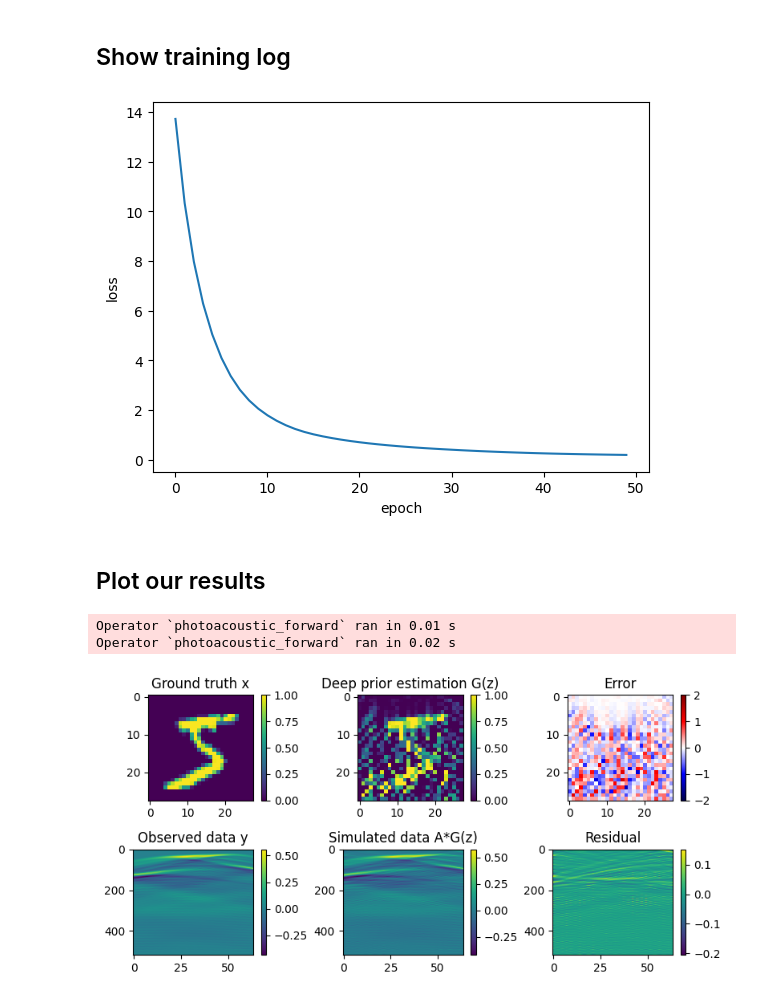
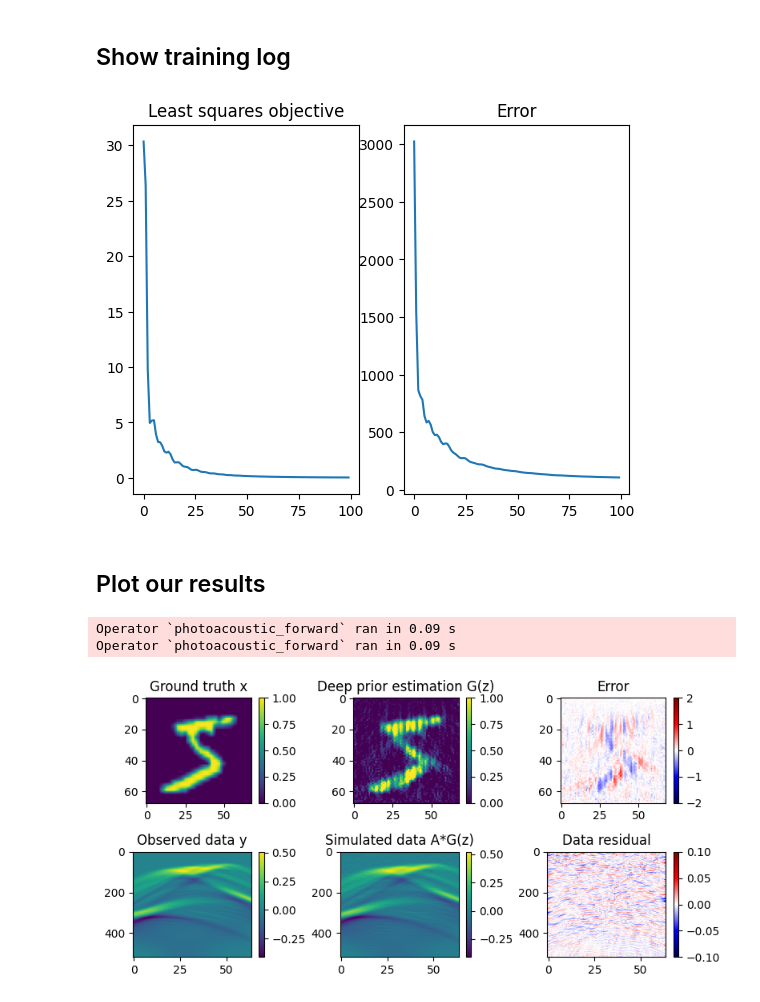
Before and after one commit to slimgroup/PhotoAcoustic.jl, a Jupyter notebook: examples/notebooks/Flux_AD_Integration_Deep_Prior.ipynb, the cells around one changed output. Drawn from its saved outputs; the diff is of its cells as text; code cells hidden in the pictures.

```diff
--- a/examples/notebooks/Flux_AD_Integration_Deep_Prior.ipynb
+++ b/examples/notebooks/Flux_AD_Integration_Deep_Prior.ipynb
@@ -35,33 +31,31 @@ end
 """
 User Facing API for UNet architecture.
 """
-function UNet(channels=[32, 64, 128, 256], embed_dim=256, scale=30.0f0)
+function UNet(channels=[32, 64, 128, 256])
     return UNet((
-        gaussfourierproj=GaussianFourierProjection(embed_dim, scale),
-        linear=Dense(embed_dim, embed_dim, swish),
         # Encoding
         conv1=Conv((3, 3), 1 => channels[1], stride=1, bias=false),
-        dense1=Dense(embed_dim, channels[1]),
         gnorm1=GroupNorm(channels[1], 4, swish),
+
         conv2=Conv((3, 3), channels[1] => channels[2], stride=2, bias=false),
-        dense2=Dense(embed_dim, channels[2]),
         gnorm2=GroupNorm(channels[2], 32, swish),
+
         conv3=Conv((3, 3), channels[2] => channels[3], stride=2, bias=false),
-        dense3=Dense(embed_dim, channels[3]),
         gnorm3=GroupNorm(channels[3], 32, swish),
+
         conv4=Conv((3, 3), channels[3] => channels[4], stride=2, bias=false),
-        dense4=Dense(embed_dim, channels[4]),
         gnorm4=GroupNorm(channels[4], 32, swish),
+
         # Decoding
         tconv4=ConvTranspose((3, 3), channels[4] => channels[3], stride=2, bias=false),
-        dense5=Dense(embed_dim, channels[3]),
         tgnorm4=GroupNorm(channels[3], 32, swish),
+
         tconv3=ConvTranspose((3, 3), channels[3] + channels[3] => channels[2], pad=(0, -1, 0, -1), stride=2, bias=false),
-        dense6=Dense(embed_dim, channels[2]),
         tgnorm3=GroupNorm(channels[2], 32, swish),
+
         tconv2=ConvTranspose((3, 3), channels[2] + channels[2] => channels[1], pad=(0, -1, 0, -1), stride=2, bias=false),
-        dense7=Dense(embed_dim, channels[1]),
         tgnorm2=GroupNorm(channels[1], 32, swish),
+
         tconv1=ConvTranspose((3, 3), channels[1] + channels[1] => 1, stride=1, bias=false),
     ))
 end
@@ -104,7 +98,7 @@ end
 # Define photoacoustic simulation
 # %%
 # Set up model structure
-n = (64, 64)   # (x,y,z) or (x,z)
+n = (68, 68)   # (x,y,z) or (x,z)
 d = (0.08f0, 0.08f0)
 o = (0., 0.)
 
@@ -113,7 +107,7 @@ v = 1.5*ones(Float32,n)
 m = (1f0 ./ v).^2
 
 # Setup model structure
-model = Model(n, d, o, m;nb=10)
+model = Model(n, d, o, m;)
 
 # Set up receiver geometry
 nxrec = 64
@@ -174,7 +205,7 @@ epochs = 50           # number of epochs
 unet = UNet() |> device
 
 # initialize input to model. This is not a trainable parameter
-z = randn(Float32, n[1], n[1], 1, 1)
+z = randn(Float32, n[1], n[1], 1, 1) |> device
 
 # ADAM optimizer
 opt = ADAM(lr)
@@ -207,30 +240,32 @@ end
 # %% [markdown]
 ## Show training log
 # %%
-plot(loss_log);
-xlabel("epoch"); ylabel("loss");
+subplot(1,2,1); title("Least squares objective")
+plot(loss_log; );
+subplot(1,2,2);title("Error")
+plot(error_log; );
 # %% [output]
-[figure, old version]
+[figure, new version]
 # %% [markdown]
 ## Plot our results
 # %%
 fig = figure(figsize=(8,4))
 subplot(2,3,1); title("Ground truth x")
 imshow(x.data[1][:,:,1,1]'; vmin=0,vmax = 1); colorbar()
 subplot(2,3,2); title("Deep prior estimation G(z)")
 imshow(unet(z)[:,:,1,1]'; vmin=0,vmax = 1); colorbar()
 subplot(2,3,3); title("Error")
 imshow(unet(z)[:,:,1,1]' - x.data[1][:,:,1,1]'; cmap = "seismic", vmin=-2, vmax = 2); colorbar()
 
 subplot(2,3,4); title("Observed data y")
 imshow(y.data[1];aspect="auto"); colorbar()
 subplot(2,3,5); title("Simulated data A*G(z)")
 imshow((A*judiPhotoSource(unet(z))).data[1];aspect="auto"); colorbar()
-subplot(2,3,6); title("Residual")
-imshow((A*judiPhotoSource(unet(z))).data[1] - y.data[1];aspect="auto");  colorbar()
+subplot(2,3,6); title("Data residual")
+imshow((A*judiPhotoSource(unet(z))).data[1] - y.data[1];aspect="auto",cmap = "seismic", vmin=-0.1, vmax = 0.1);  colorbar()
 
 tight_layout()
 # %% [output]
-Operator `photoacoustic_forward` ran in 0.01 s
-Operator `photoacoustic_forward` ran in 0.02 s
+Operator `photoacoustic_forward` ran in 0.09 s
+Operator `photoacoustic_forward` ran in 0.09 s
-[figure, old version]
+[figure, new version]
```
Also changed, not shown: parts of 8 cells of this notebook.
